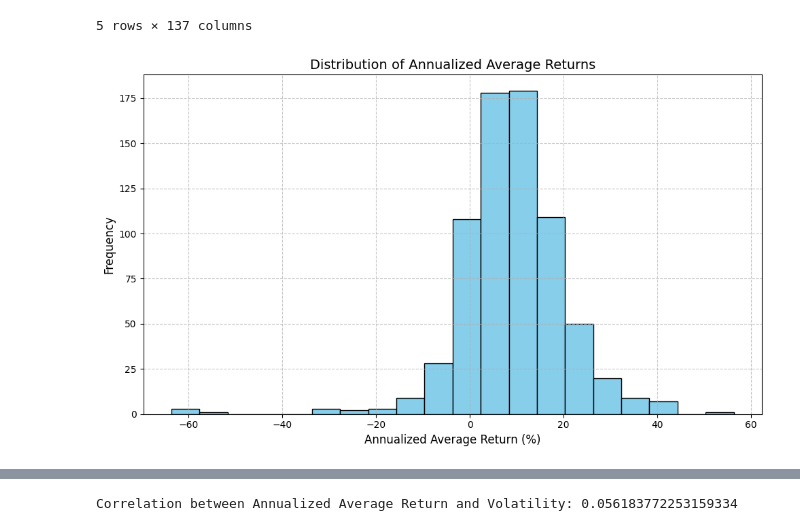
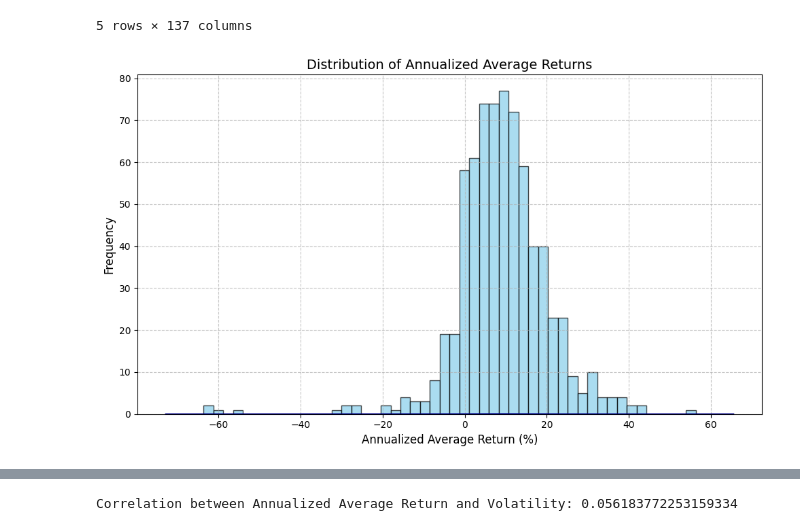
Before and after one commit to linneverh/Sust-Finance, a Jupyter notebook: assignment_1__Q4_finance_(1).ipynb, the cells around one changed output, grey strips where cells are left out. Saved outputs shown, nothing was run; the diff lists cells and outputs as text; code cells hidden in the pictures.

```diff
--- a/assignment_1__Q4_finance_(1).ipynb
+++ b/assignment_1__Q4_finance_(1).ipynb
@@ -176,22 +176,30 @@ EM_merged_DS_R_USD_M_AYR.head()
 | 146 | BRABEVACNOR1 | AMBEV ON | BR | EM | -0.081488 | 0.087626 | 0.039537 | ... |
 5 rows × 137 columns
 # %%
-#HISTOGRAM AAR
+import matplotlib.pyplot as plt
+import seaborn as sns
+
+# Assuming EM_merged_DS_R_USD_M_AYR is already defined and contains your data
 
 # Drop rows with NaN values in 'Annualized Average Return'
 EM_merged_DS_R_USD_M_AYR = EM_merged_DS_R_USD_M_AYR.dropna(subset=['Annualized Average Return'])
 
-#Plot histogram
-plt.figure(figsize=(10, 6))  # Adjust figure size for better visibility
-plt.hist(EM_merged_DS_R_USD_M_AYR['Annualized Average Return'] * 100, bins=20, color='skyblue', edgecolor='black')
-plt.xlabel('Annualized Average Return (%)', fontsize=12)  # Increase font size
+# Plot histogram with customizations
+plt.figure(figsize=(10, 6))
+plt.hist(EM_merged_DS_R_USD_M_AYR['Annualized Average Return'] * 100, bins=50,
+         color='skyblue', edgecolor='black', alpha=0.7)
+plt.xlabel('Annualized Average Return (%)', fontsize=12)
 plt.ylabel('Frequency', fontsize=12)
-plt.title('Distribution of Annualized Average Returns', fontsize=14)  # Increase font size
-plt.grid(True, linestyle='--', alpha=0.7)  # Add a grid for better readability
-plt.tight_layout()  # Adjust layout to prevent overlapping elements
+plt.title('Distribution of Annualized Average Returns', fontsize=14)
+plt.grid(True, linestyle='--', alpha=0.7)
+plt.tight_layout()
+
+# Add KDE
+sns.kdeplot(EM_merged_DS_R_USD_M_AYR['Annualized Average Return'] * 100, color='darkblue')
+
 plt.show()
 # %% [output]
-[figure, old version]
+[figure, new version]
 # %%
 #VOLATILITY
 
```
Also changed, not shown: parts of 1 cell of this notebook.
